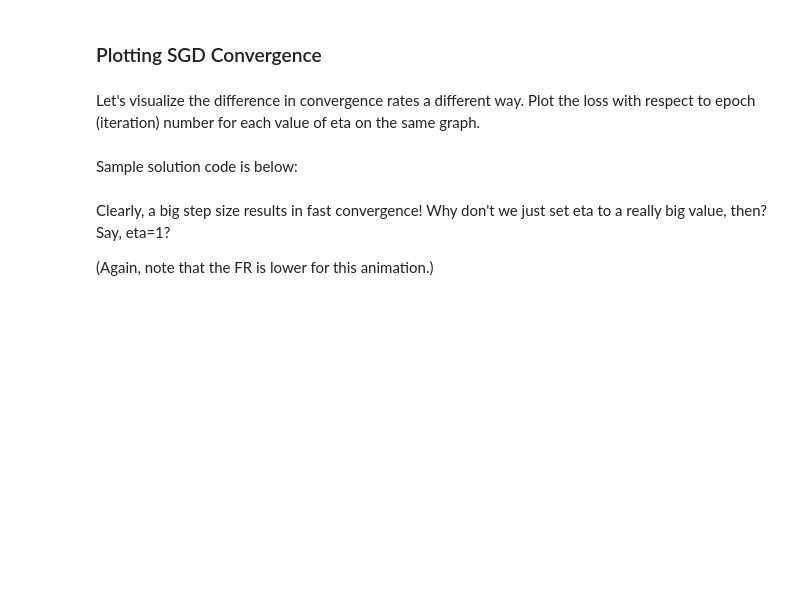
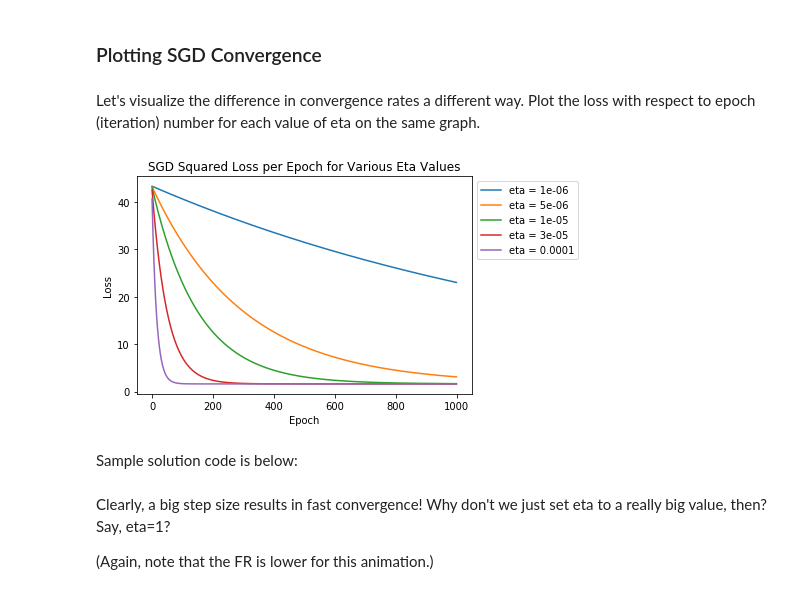
Before and after one commit to chaoshunh/CS155, a Jupyter notebook: Set1/4_notebook_part1.ipynb, the cells around one changed output. Cells and saved outputs as stored; diff of their text form; code cells hidden in the pictures; blank space fills up the shorter version.

```diff
--- a/Set1/4_notebook_part1.ipynb
+++ b/Set1/4_notebook_part1.ipynb
@@ -83,15 +83,13 @@ def SGD(X, Y, w_start, eta, N_epochs):
         W[i] = w                        #store weight vector
         perm = list(range(len(Y)))      #indices of all points
         np.random.permutation(perm)     #shuffle order that points are added in
-        grad = np.zeros(len(w_start))   #zero vector for holding the gradient
 
         for p in perm:                  #compute gradient at each point and sum
             x = X[p]
             y = Y[p]
 
-            grad += gradient(x, y, w)   #gradient summed across all points
+            w -= eta * gradient(x, y, w)   #gradient summed across all points
 
-        w -= eta * grad                 #update weights; multiply by step size
         losses[i] = loss(X, Y, w)       #calculate the loss for the iteration
 
 
@@ -216,3 +234,32 @@ N_epochs = 1000
+# %%
+'''Plotting SGD convergence'''
+
+eta_vals = [1e-6, 5e-6, 1e-5, 3e-5, 1e-4]
+w_start = [0.01, 0.01]
+N_epochs = 1000
+
+legend_handles = []
+series_names = []
+
+plt.close('all')
+plt.figure()
+
+for eta in eta_vals:
+    _, losses = SGD(X1, Y1, w_start, eta, N_epochs)
+    name = 'eta = ' + str(eta)
+    data_series, = plt.plot(losses, label=name)
+    legend_handles.append(data_series)
+    series_names.append(name)
+
+
+plt.legend(legend_handles, series_names, loc = "upper left", bbox_to_anchor=(1, 1))
+plt.xlabel('Epoch')
+plt.ylabel('Loss')
+plt.title('SGD Squared Loss per Epoch for Various Eta Values')
+plt.savefig("ChangeEta")
+plt.show()
+# %% [output]
+[figure, added]
 # %% [markdown]
 Sample solution code is below:
 # %%
```
Also changed, not shown: parts of 11 cells of this notebook, 13 other files.
